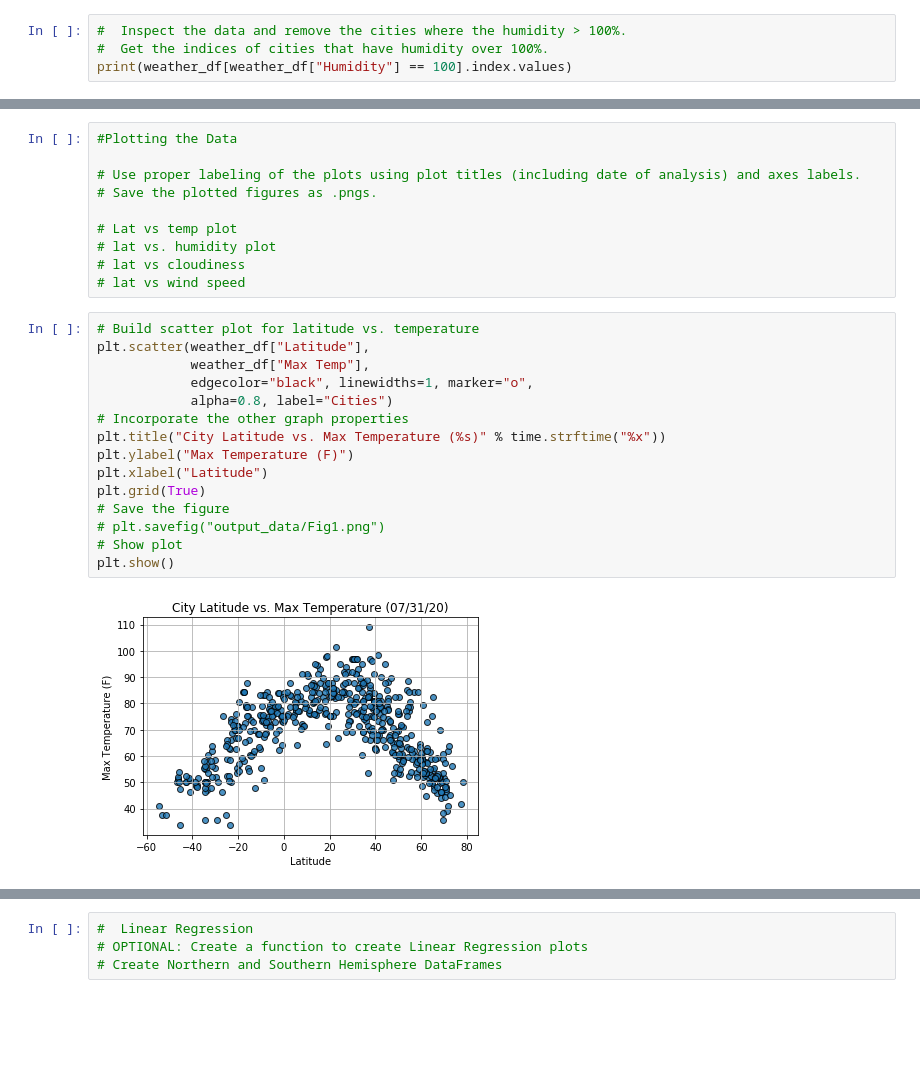
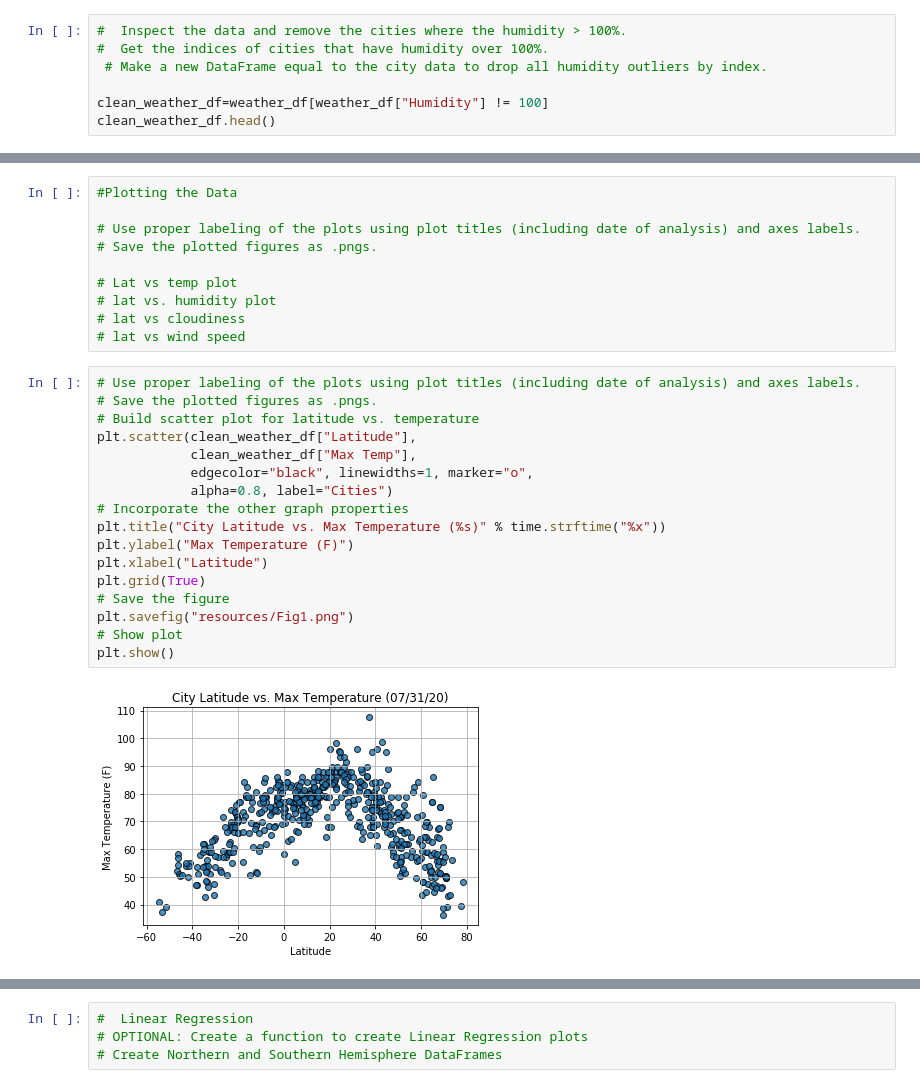
Before and after one commit to ehislope/python_api_challenge, a Jupyter notebook: WeatherPy.ipynb, the cells around one changed output, grey strips where cells are left out. Cells and saved outputs as stored; diff of their text form; blank space fills up the shorter version.

Commit message:
updating WeatherPy and adding plots

```diff
--- a/WeatherPy.ipynb
+++ b/WeatherPy.ipynb
@@ -134,5 +134,8 @@ weather_df.head()
 # %%
 #  Inspect the data and remove the cities where the humidity > 100%.
 #  Get the indices of cities that have humidity over 100%.
-print(weather_df[weather_df["Humidity"] == 100].index.values)
+ # Make a new DataFrame equal to the city data to drop all humidity outliers by index.
+
+clean_weather_df=weather_df[weather_df["Humidity"] != 100]
+clean_weather_df.head()
 # %% [output]
@@ -151,19 +156,21 @@ print(weather_df[weather_df["Humidity"] == 100].index.values)
 # lat vs cloudiness
 # lat vs wind speed
 # %%
+# Use proper labeling of the plots using plot titles (including date of analysis) and axes labels.
+# Save the plotted figures as .pngs.
 # Build scatter plot for latitude vs. temperature
-plt.scatter(weather_df["Latitude"],
-            weather_df["Max Temp"],
+plt.scatter(clean_weather_df["Latitude"],
+            clean_weather_df["Max Temp"],
             edgecolor="black", linewidths=1, marker="o",
             alpha=0.8, label="Cities")
 # Incorporate the other graph properties
 plt.title("City Latitude vs. Max Temperature (%s)" % time.strftime("%x"))
 plt.ylabel("Max Temperature (F)")
 plt.xlabel("Latitude")
 plt.grid(True)
 # Save the figure
-# plt.savefig("output_data/Fig1.png")
+plt.savefig("resources/Fig1.png")
 # Show plot
 plt.show()
 # %% [output]
-[figure, old version]
+[figure, new version]
```
Also changed, not shown: parts of 6 cells of this notebook, 5 other files.
